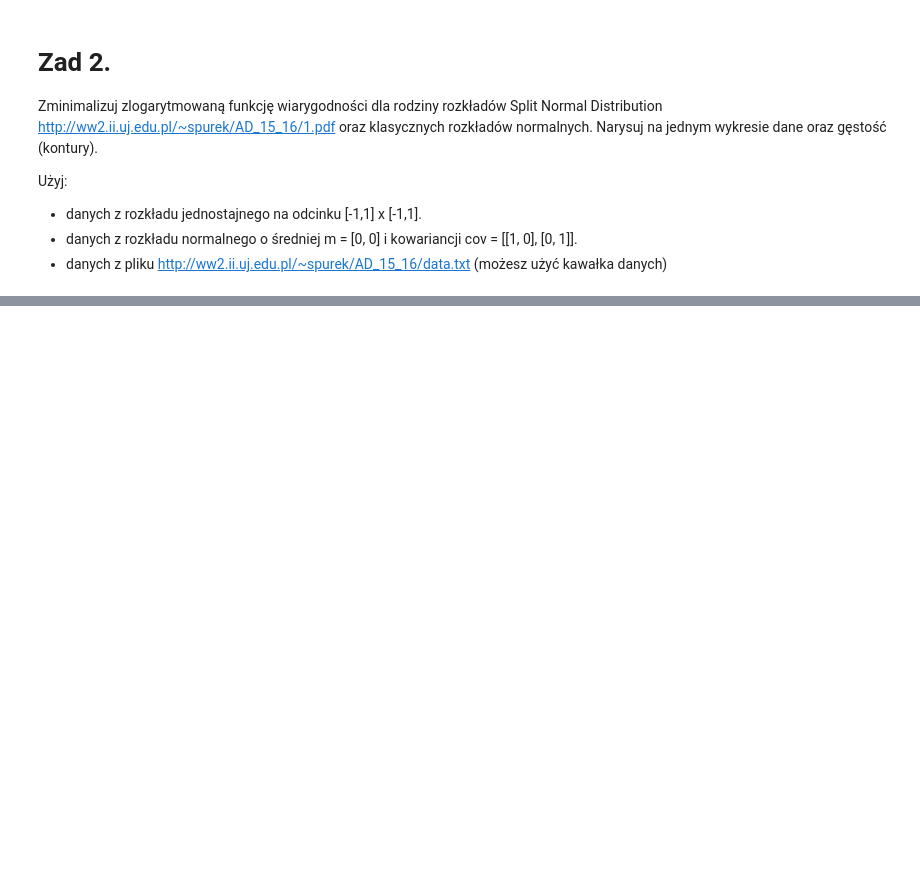
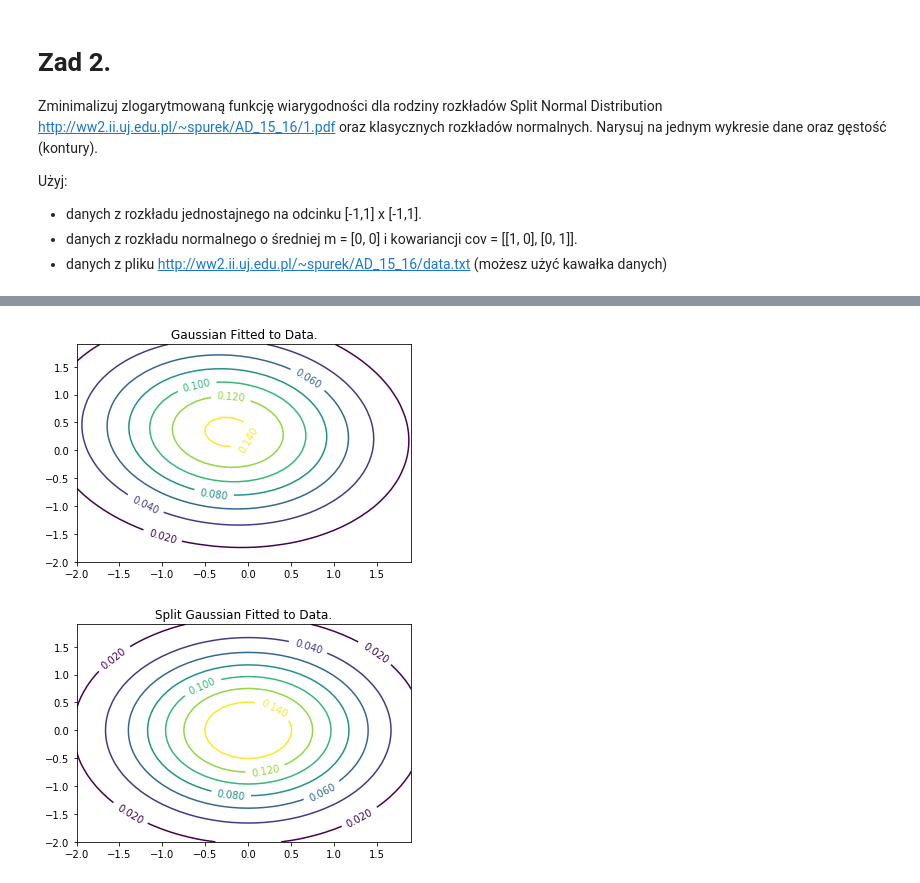
Before and after one commit to Domol/AD, a Jupyter notebook: AD_Z8.ipynb, the cells around one changed output, grey strips where cells are left out. Drawn from its saved outputs; the diff is of its cells as text; code cells hidden in the pictures; blank space fills up the shorter version.

```diff
--- a/AD_Z8.ipynb
+++ b/AD_Z8.ipynb
@@ -106,0 +117,10 @@ fit_and_plot_split_gaussian(X)
+# %%
+sigma = np.array([[1,0],[0,1]])
+mean = (0,0)
+
+X2 = rnd.multivariate_normal(mean, sigma, 100)
+fit_and_plot_gaussian(X2)
+fit_and_plot_split_gaussian(X2)
+# %% [output]
+[figure, added]
+[figure, added]
```
Also changed, not shown: parts of 7 cells of this notebook, 1 other file.
